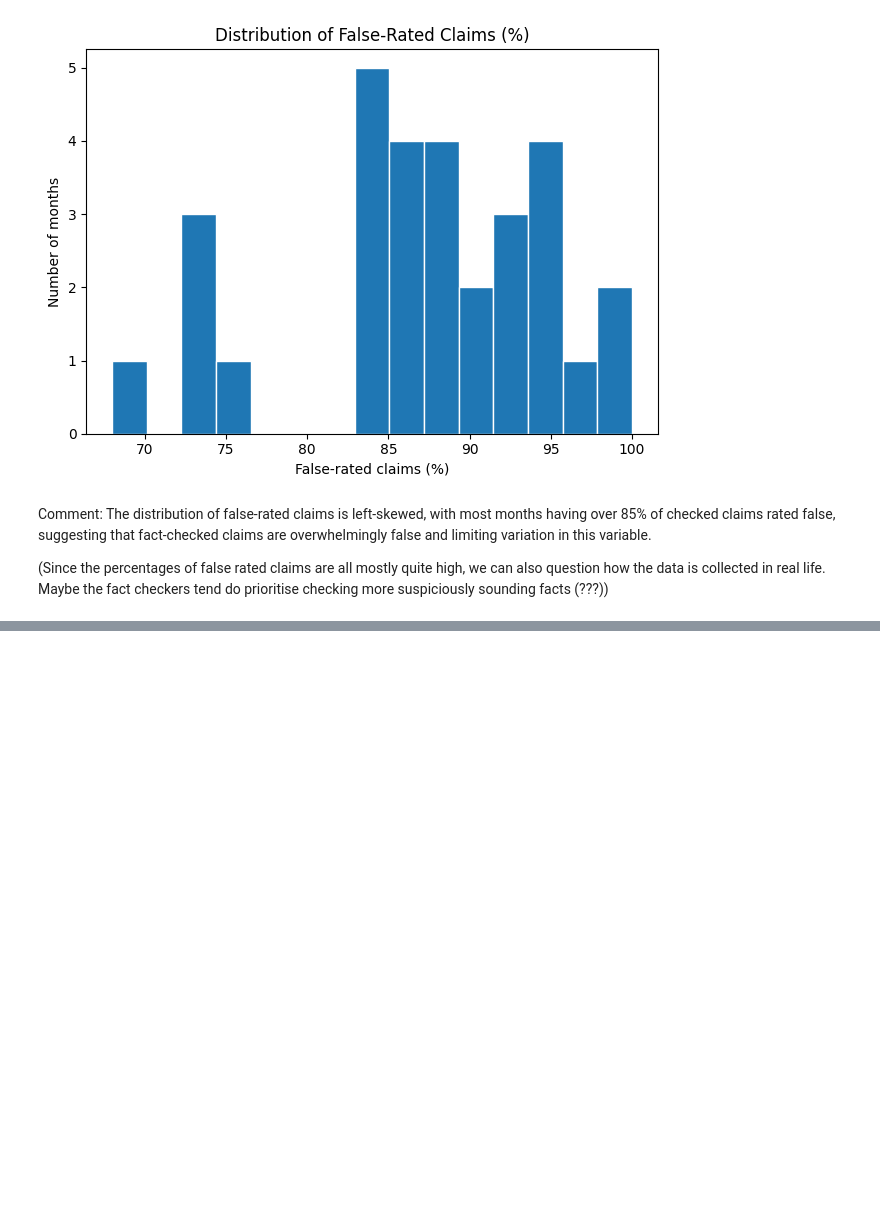
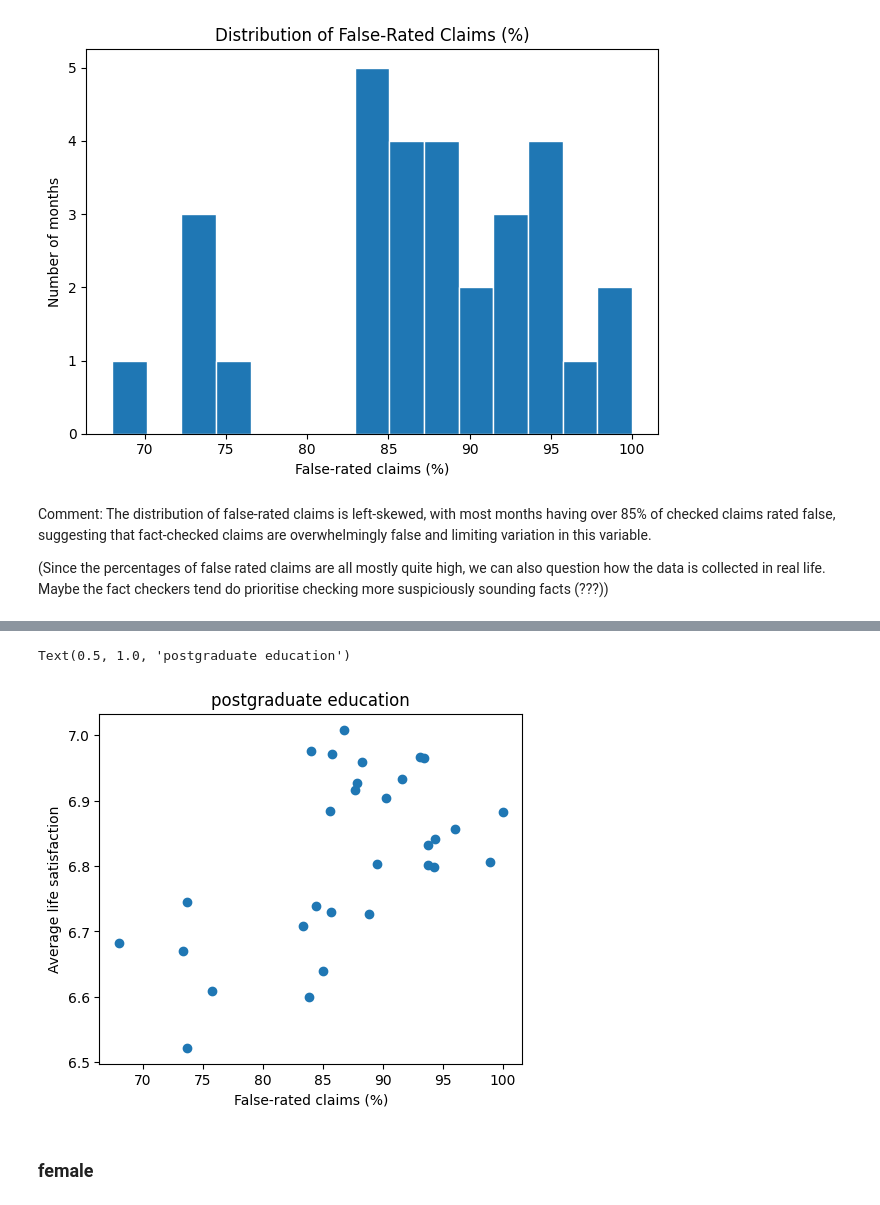
Before and after one commit to kallylxy2026/Team-25, a Jupyter notebook: Project_Lab.ipynb, the cells around one changed output, grey strips where cells are left out. Cells and saved outputs as stored; diff of their text form; code cells hidden in the pictures; blank space fills up the shorter version.

```diff
--- a/Project_Lab.ipynb
+++ b/Project_Lab.ipynb
@@ -935,0 +1153,17 @@ Comment: The distribution of false-rated claims is left-skewed, with most months
+# %%
+plt.figure(figsize=(12, 10))
+
+plt.subplot(2,2,1)
+plt.scatter(
+    merged_datapostgrad["false_percentage"],
+    merged_datapostgrad["life_satisfaction_postgrad"]
+)
+
+plt.xlabel("False-rated claims (%)")
+plt.ylabel("Average life satisfaction")
+plt.title("postgraduate education")
+# %% [output]
+Text(0.5, 1.0, 'postgraduate education')
+[figure, added]
+# %% [markdown]
+### female
```
Also changed, not shown: parts of 13 cells of this notebook.
